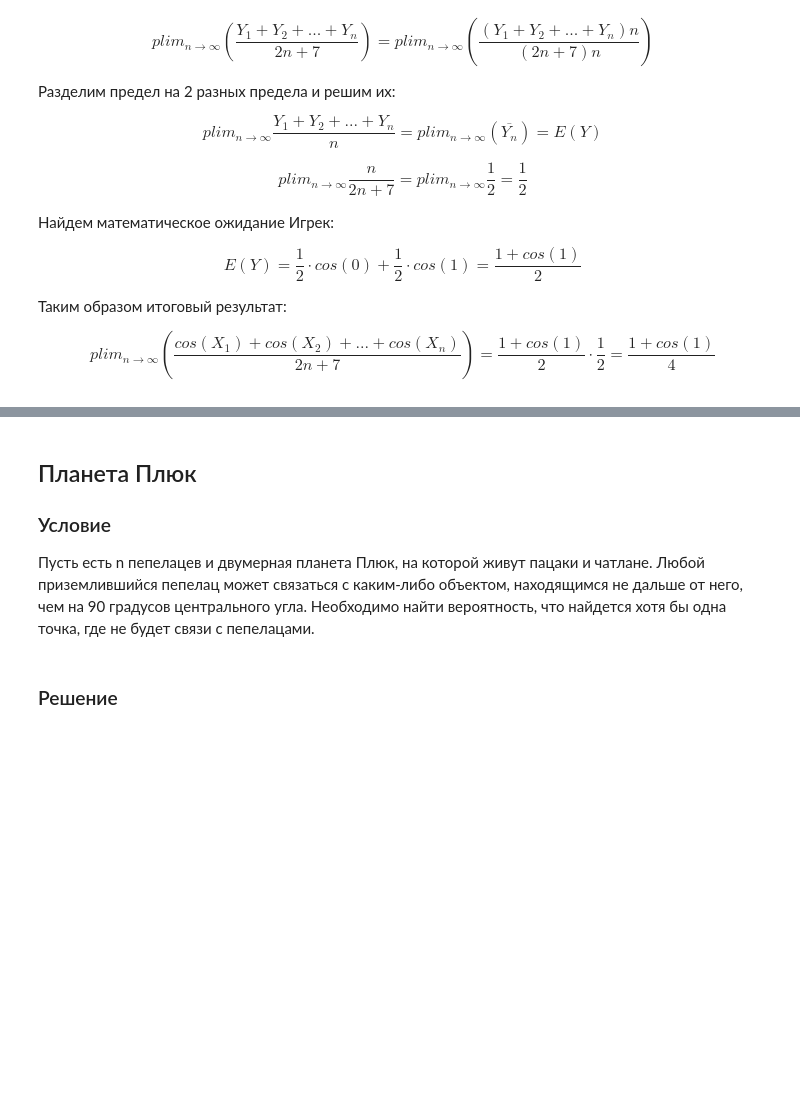
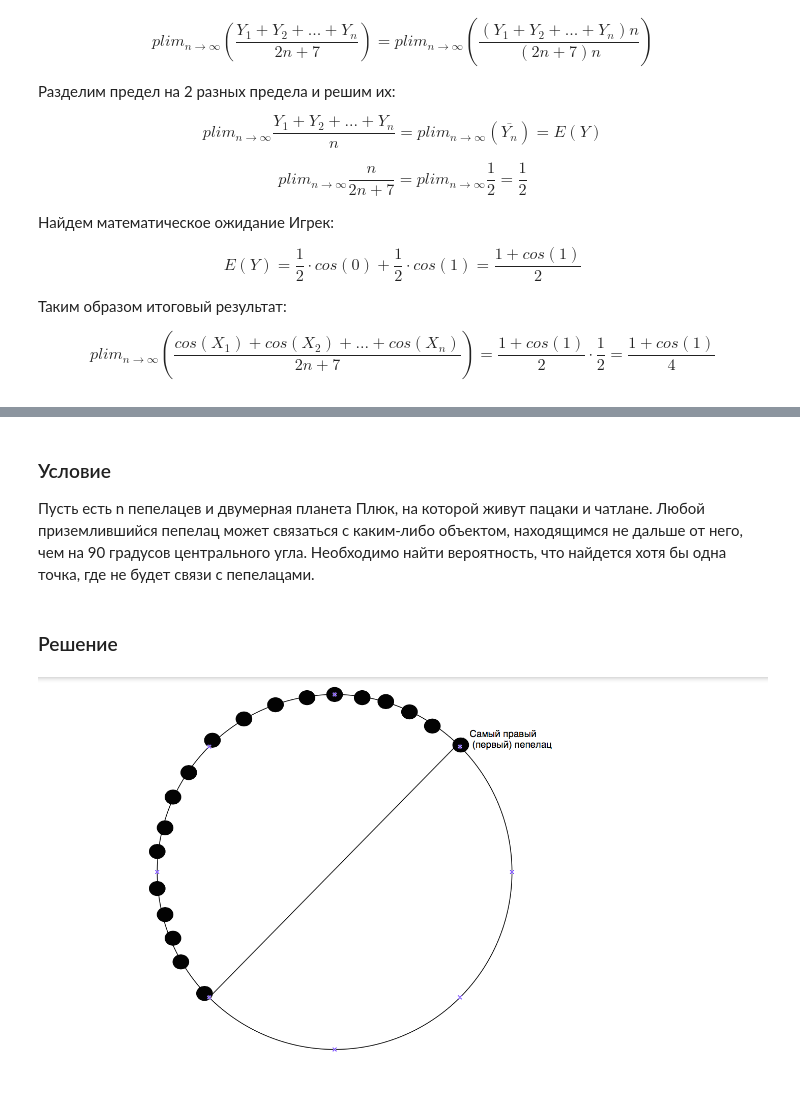
Before and after one commit to bdemeshev/pr201, a Jupyter notebook: 2016/stud_notes/12_pr201_notes.ipynb, the cells around one changed output, grey strips where cells are left out. Drawn from its saved outputs; the diff is of its cells as text; code cells hidden in the pictures; blank space fills up the shorter version.

```diff
--- a/2016/stud_notes/12_pr201_notes.ipynb
+++ b/2016/stud_notes/12_pr201_notes.ipynb
@@ -290,11 +297,14 @@ $$plim_{n \to \infty}\sqrt[n]{\prod_{i=1}^{n}(1-X_{i})} = 2 \cdot \left(\frac{1}
 # %% [markdown]
-## Планета Плюк
-
 ### Условие
 
 Пусть есть n пепелацев и двумерная планета Плюк, на которой живут пацаки и чатлане. Любой приземлившийся пепелац может связаться с каким-либо объектом, находящимся не дальше от него, чем на 90 градусов центрального угла. Необходимо найти вероятность, что найдется хотя бы одна точка, где не будет связи с пепелацами.
 # %% [markdown]
 ### Решение
+# %%
+from IPython.display import Image
+Image(filename='12_pr201_notes_image2.png')
+# %% [output]
+[figure, added]
 # %% [markdown]
 Пусть существует n точек, куда может сесть пепелац. Таким образом, у первого пепелаца есть возможность выбора любой из n точек.
 
```
Also changed, not shown: parts of 7 cells of this notebook.
